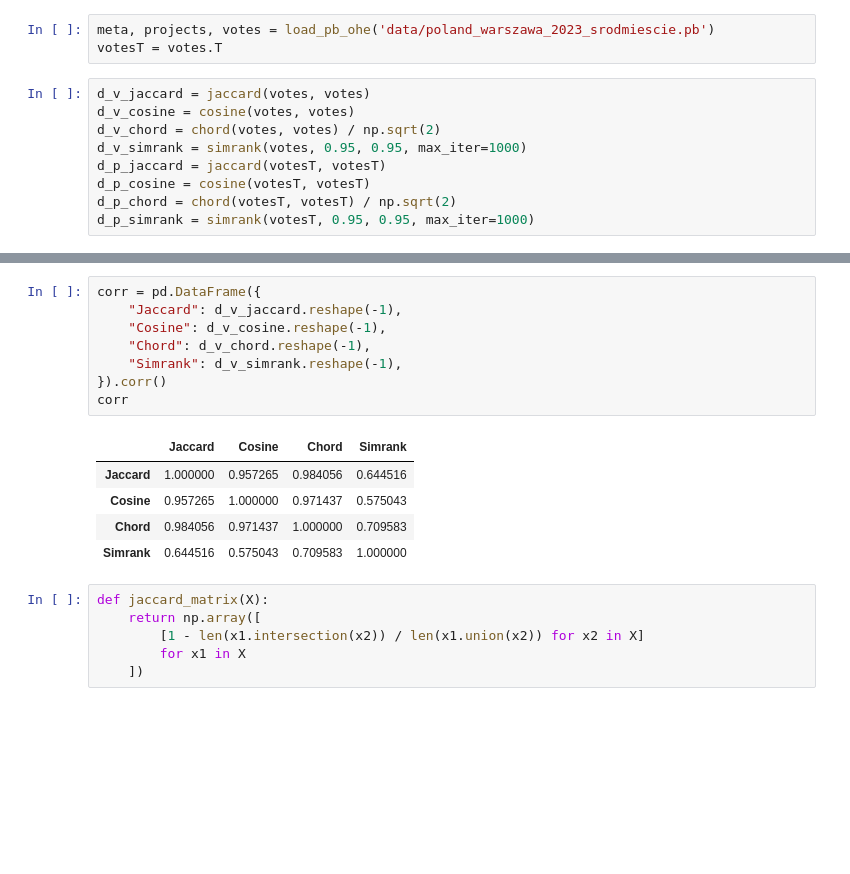
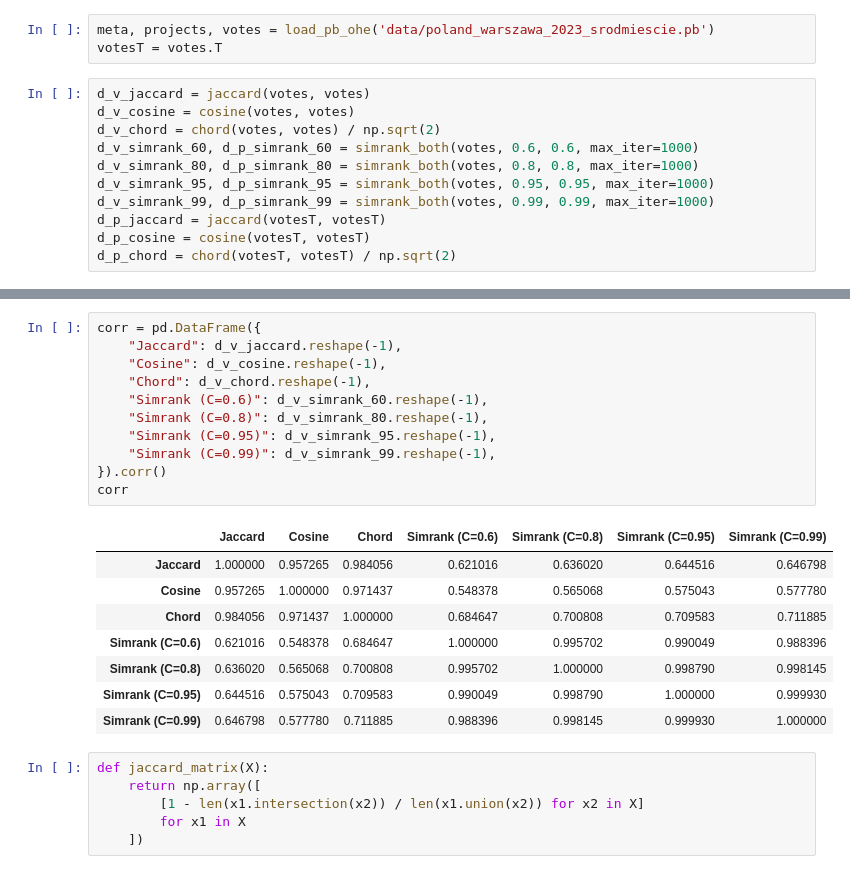
Before and after one commit to greg19/msc, a Jupyter notebook: distance.ipynb, the cells around one changed output, grey strips where cells are left out. Saved outputs shown, nothing was run; the diff lists cells and outputs as text; blank space fills up the shorter version.

```diff
--- a/distance.ipynb
+++ b/distance.ipynb
@@ -130,9 +130,11 @@ votesT = votes.T
 d_v_jaccard = jaccard(votes, votes)
 d_v_cosine = cosine(votes, votes)
 d_v_chord = chord(votes, votes) / np.sqrt(2)
-d_v_simrank = simrank(votes, 0.95, 0.95, max_iter=1000)
+d_v_simrank_60, d_p_simrank_60 = simrank_both(votes, 0.6, 0.6, max_iter=1000)
+d_v_simrank_80, d_p_simrank_80 = simrank_both(votes, 0.8, 0.8, max_iter=1000)
+d_v_simrank_95, d_p_simrank_95 = simrank_both(votes, 0.95, 0.95, max_iter=1000)
+d_v_simrank_99, d_p_simrank_99 = simrank_both(votes, 0.99, 0.99, max_iter=1000)
 d_p_jaccard = jaccard(votesT, votesT)
 d_p_cosine = cosine(votesT, votesT)
 d_p_chord = chord(votesT, votesT) / np.sqrt(2)
-d_p_simrank = simrank(votesT, 0.95, 0.95, max_iter=1000)
 # %% [output]
@@ -176,17 +184,23 @@ plt.show()
 # %%
 corr = pd.DataFrame({
     "Jaccard": d_v_jaccard.reshape(-1),
     "Cosine": d_v_cosine.reshape(-1),
     "Chord": d_v_chord.reshape(-1),
-    "Simrank": d_v_simrank.reshape(-1),
+    "Simrank (C=0.6)": d_v_simrank_60.reshape(-1),
+    "Simrank (C=0.8)": d_v_simrank_80.reshape(-1),
+    "Simrank (C=0.95)": d_v_simrank_95.reshape(-1),
+    "Simrank (C=0.99)": d_v_simrank_99.reshape(-1),
 }).corr()
 corr
 # %% [output]
-|  | Jaccard | Cosine | Chord | Simrank |
-| Jaccard | 1.000000 | 0.957265 | 0.984056 | 0.644516 |
-| Cosine | 0.957265 | 1.000000 | 0.971437 | 0.575043 |
-| Chord | 0.984056 | 0.971437 | 1.000000 | 0.709583 |
-| Simrank | 0.644516 | 0.575043 | 0.709583 | 1.000000 |
+|  | Jaccard | Cosine | Chord | Simrank (C=0.6) | Simrank (C=0.8) | Simrank (C=0.95) | Simrank (C=0.99) |
+| Jaccard | 1.000000 | 0.957265 | 0.984056 | 0.621016 | 0.636020 | 0.644516 | 0.646798 |
+| Cosine | 0.957265 | 1.000000 | 0.971437 | 0.548378 | 0.565068 | 0.575043 | 0.577780 |
+| Chord | 0.984056 | 0.971437 | 1.000000 | 0.684647 | 0.700808 | 0.709583 | 0.711885 |
+| Simrank (C=0.6) | 0.621016 | 0.548378 | 0.684647 | 1.000000 | 0.995702 | 0.990049 | 0.988396 |
+| Simrank (C=0.8) | 0.636020 | 0.565068 | 0.700808 | 0.995702 | 1.000000 | 0.998790 | 0.998145 |
+| Simrank (C=0.95) | 0.644516 | 0.575043 | 0.709583 | 0.990049 | 0.998790 | 1.000000 | 0.999930 |
+| Simrank (C=0.99) | 0.646798 | 0.577780 | 0.711885 | 0.988396 | 0.998145 | 0.999930 | 1.000000 |
 # %%
 def jaccard_matrix(X):
     return np.array([
```
Also changed, not shown: parts of 4 cells of this notebook, 2 other files.
